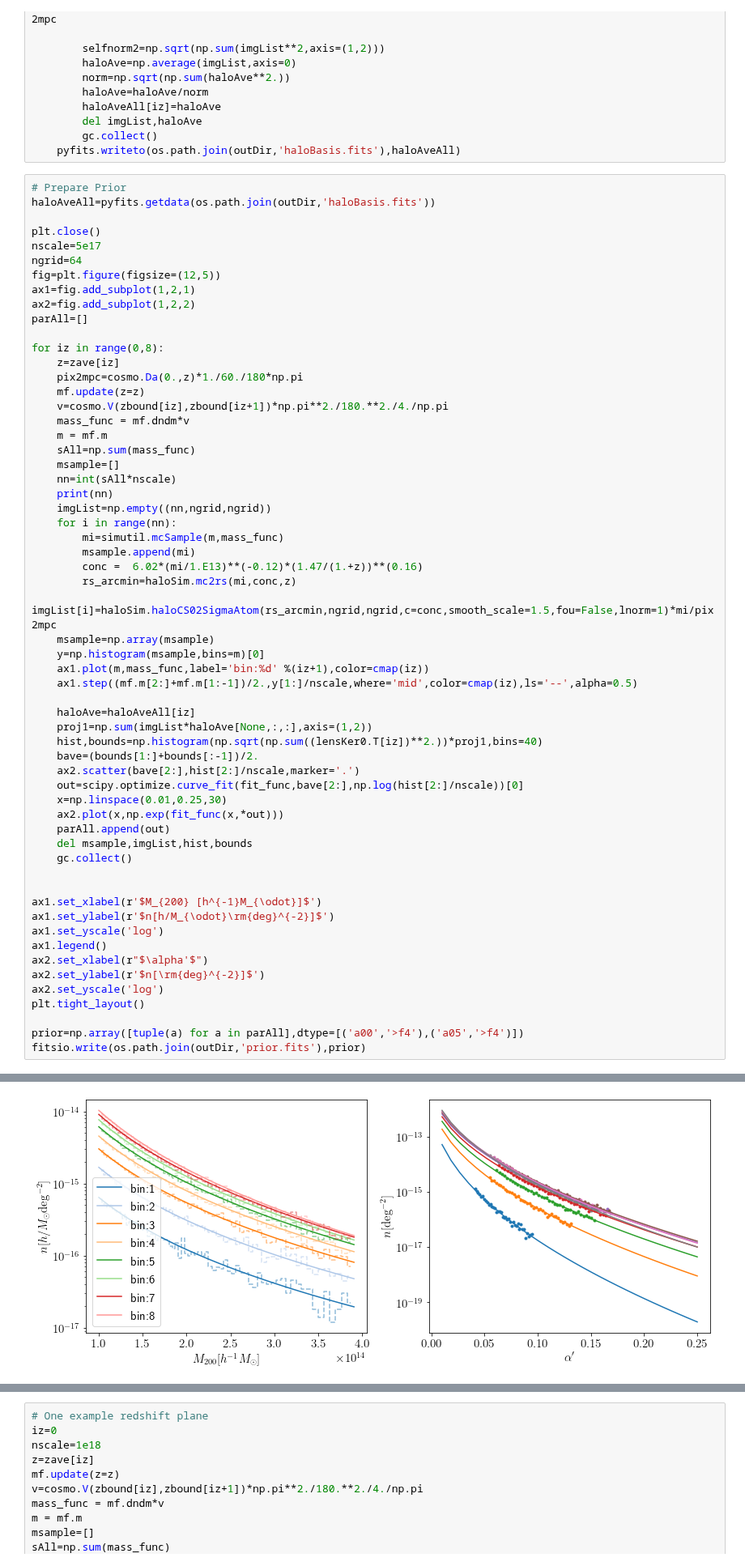
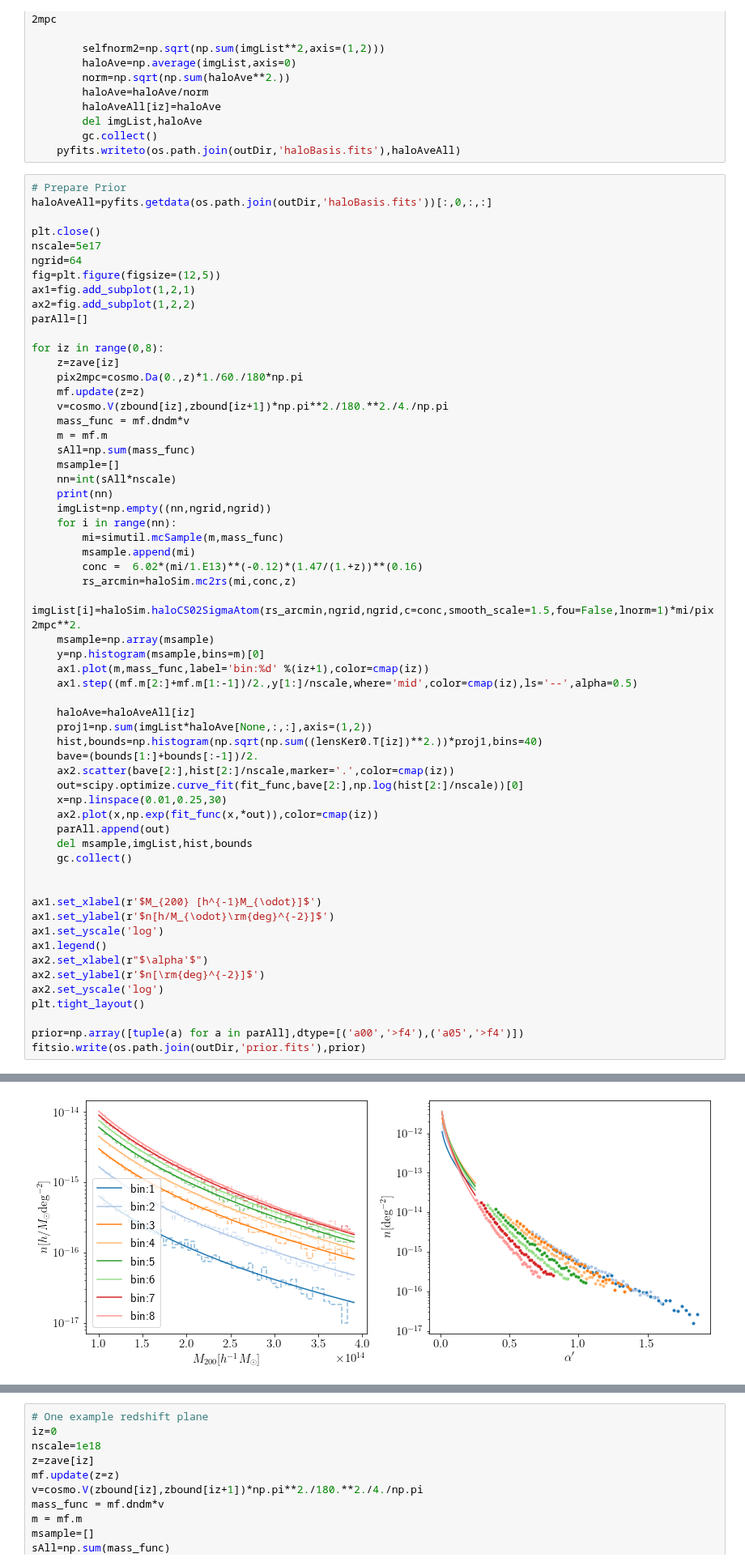
Before and after one commit to mr-superonion/splinv, a Jupyter notebook: notebook/s193D/0_1-haloMF_Prior.ipynb, the cells around one changed output, grey strips where cells are left out. Shown at 81% size. Drawn from its saved outputs; the diff is of its cells as text.

```diff
--- a/notebook/s193D/0_1-haloMF_Prior.ipynb
+++ b/notebook/s193D/0_1-haloMF_Prior.ipynb
@@ -98,7 +99,7 @@ if False:
     pyfits.writeto(os.path.join(outDir,'haloBasis.fits'),haloAveAll)
 # %%
 # Prepare Prior
-haloAveAll=pyfits.getdata(os.path.join(outDir,'haloBasis.fits'))
+haloAveAll=pyfits.getdata(os.path.join(outDir,'haloBasis.fits'))[:,0,:,:]
 
 plt.close()
 nscale=5e17
@@ -125,7 +126,7 @@ for iz in range(0,8):
         msample.append(mi)
         conc =  6.02*(mi/1.E13)**(-0.12)*(1.47/(1.+z))**(0.16)
         rs_arcmin=haloSim.mc2rs(mi,conc,z)
-        imgList[i]=haloSim.haloCS02SigmaAtom(rs_arcmin,ngrid,ngrid,c=conc,smooth_scale=1.5,fou=False,lnorm=1)*mi/pix2mpc
+        imgList[i]=haloSim.haloCS02SigmaAtom(rs_arcmin,ngrid,ngrid,c=conc,smooth_scale=1.5,fou=False,lnorm=1)*mi/pix2mpc**2.
     msample=np.array(msample)
     y=np.histogram(msample,bins=m)[0]
     ax1.plot(m,mass_func,label='bin:%d' %(iz+1),color=cmap(iz))
@@ -135,33 +136,33 @@ for iz in range(0,8):
     proj1=np.sum(imgList*haloAve[None,:,:],axis=(1,2))
     hist,bounds=np.histogram(np.sqrt(np.sum((lensKer0.T[iz])**2.))*proj1,bins=40)
     bave=(bounds[1:]+bounds[:-1])/2.
-    ax2.scatter(bave[2:],hist[2:]/nscale,marker='.')
+    ax2.scatter(bave[2:],hist[2:]/nscale,marker='.',color=cmap(iz))
     out=scipy.optimize.curve_fit(fit_func,bave[2:],np.log(hist[2:]/nscale))[0]
     x=np.linspace(0.01,0.25,30)
-    ax2.plot(x,np.exp(fit_func(x,*out)))
+    ax2.plot(x,np.exp(fit_func(x,*out)),color=cmap(iz))
     parAll.append(out)
     del msample,imgList,hist,bounds
     gc.collect()
 
 
 ax1.set_xlabel(r'$M_{200} [h^{-1}M_{\odot}]$')
 ax1.set_ylabel(r'$n[h/M_{\odot}\rm{deg}^{-2}]$')
 ax1.set_yscale('log')
 ax1.legend()
 ax2.set_xlabel(r"$\alpha'$")
 ax2.set_ylabel(r'$n[\rm{deg}^{-2}]$')
 ax2.set_yscale('log')
 plt.tight_layout()
 
 prior=np.array([tuple(a) for a in parAll],dtype=[('a00','>f4'),('a05','>f4')])
 fitsio.write(os.path.join(outDir,'prior.fits'),prior)
 # %% [output]
 7144
 18440
 32846
 48716
 64714
 79804
 93231
 104490
-[figure, old version]
+[figure, new version]
```
Also changed, not shown: parts of 6 cells of this notebook, 2 other files.
